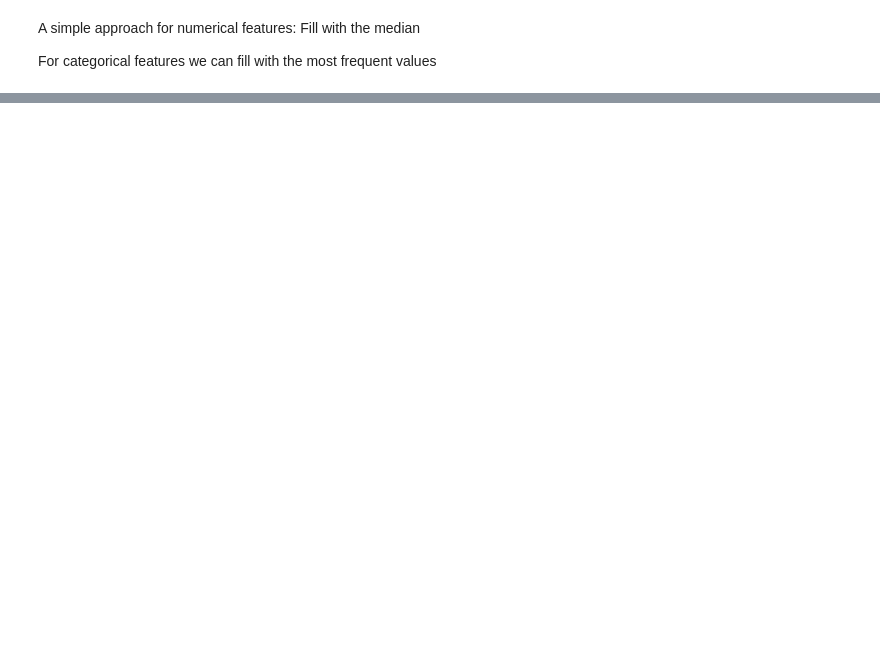
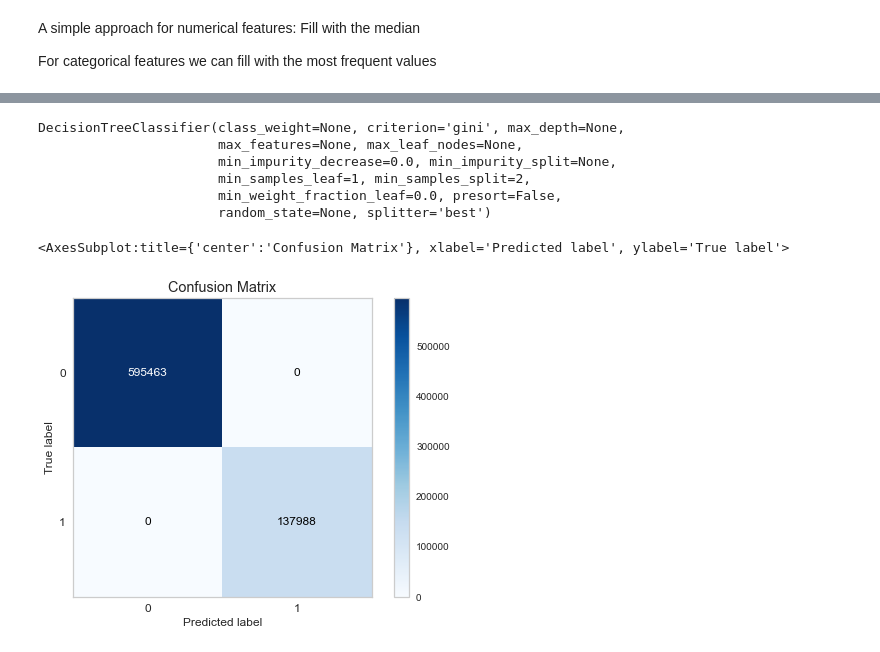
Before and after one commit to palpen/intro-ml-ws, a Jupyter notebook: feature_eng.ipynb, the cells around one changed output, grey strips where cells are left out. Cells and saved outputs as stored; diff of their text form; code cells hidden in the pictures; blank space fills up the shorter version.

Commit message:
initial training of decision tree

```diff
--- a/feature_eng.ipynb
+++ b/feature_eng.ipynb
@@ -221,0 +227,3 @@ dtype: object
+# %%
+X_train = train_df2[cols]
+y_train = train_df2['target']
@@ -221,0 +257,18 @@ dtype: object
+# %%
+dt = DecisionTreeClassifier()
+# %%
+dt.fit(X_train, y_train)
+# %% [output]
+DecisionTreeClassifier(class_weight=None, criterion='gini', max_depth=None,
+                       max_features=None, max_leaf_nodes=None,
+                       min_impurity_decrease=0.0, min_impurity_split=None,
+                       min_samples_leaf=1, min_samples_split=2,
+                       min_weight_fraction_leaf=0.0, presort=False,
+                       random_state=None, splitter='best')
+# %%
+y_train_pred = dt.predict(X_train)
+# %%
+plot_confusion_matrix(y_train, y_train_pred, normalize=False)
+# %% [output]
+<AxesSubplot:title={'center':'Confusion Matrix'}, xlabel='Predicted label', ylabel='True label'>
+[figure, added]
```
Also changed, not shown: parts of 58 cells of this notebook, 1 other file.
